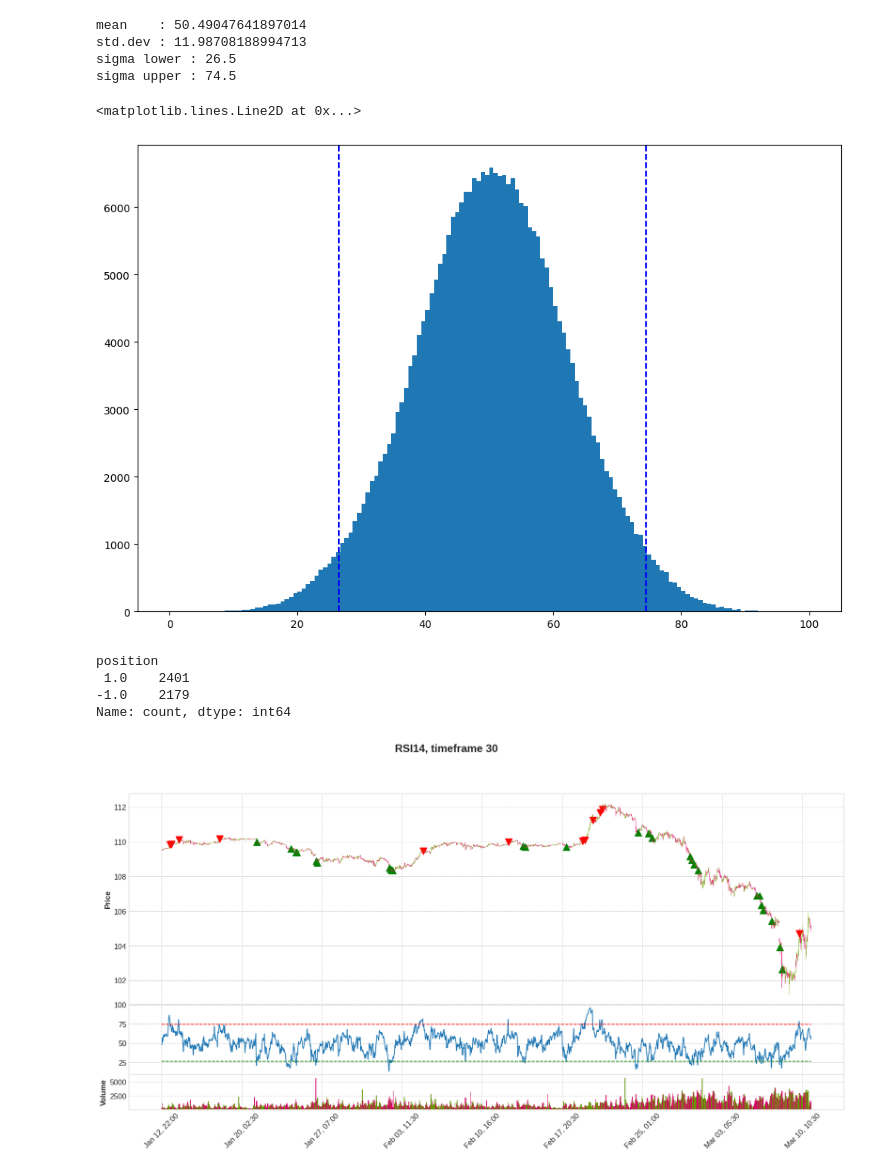
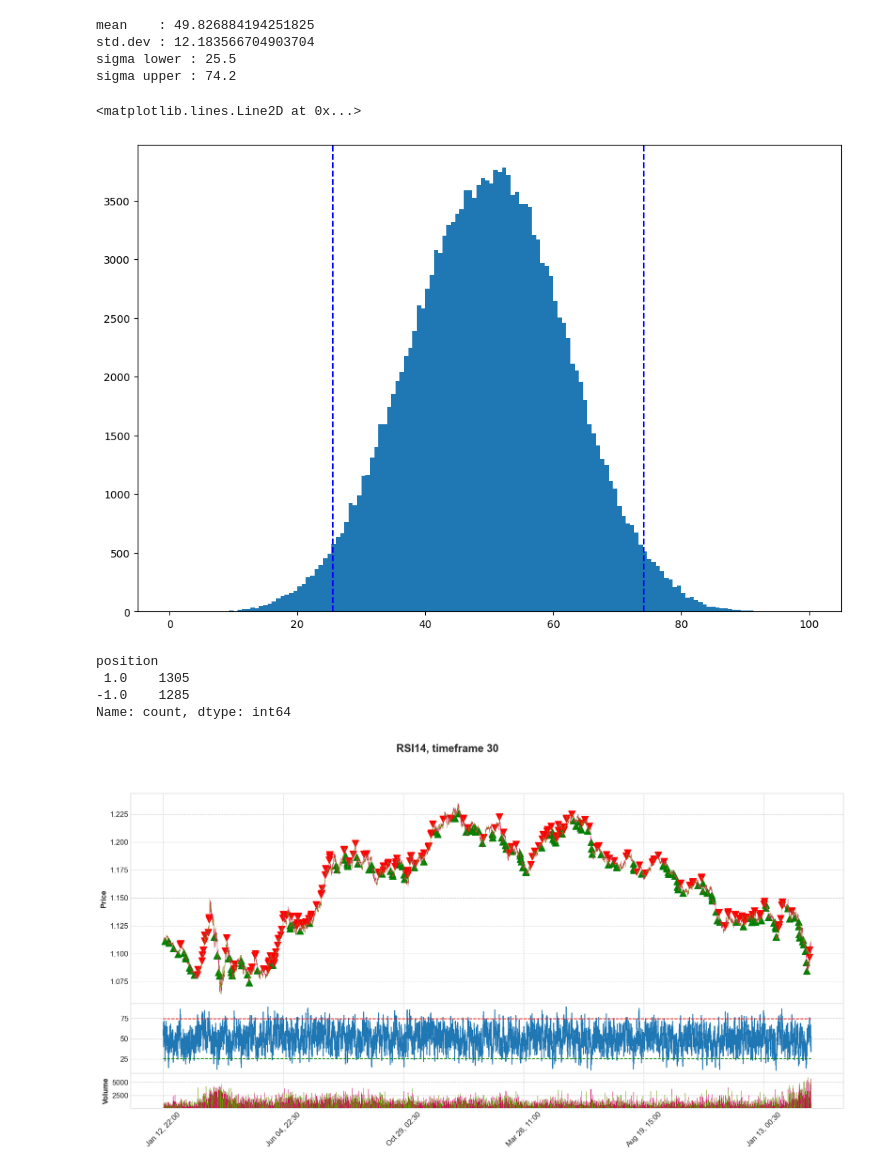
Before and after one commit to sharavsambuu/trading-cost-analysis, a Jupyter notebook: fx_rsi_slippage.ipynb, the cells around one changed output. Saved outputs shown, nothing was run; the diff lists cells and outputs as text; code cells hidden in the pictures.

Commit message:
slippage estimation for EURUSD

```diff
--- a/fx_rsi_slippage.ipynb
+++ b/fx_rsi_slippage.ipynb
@@ -15,4 +15,4 @@ import pandas            as pd
 import matplotlib.pyplot as plt
 import mplfinance        as mpf
 # %%
-df_ = pd.read_csv("./data/USDJPY.csv", parse_dates=True, index_col="datetime")
+df_ = pd.read_csv("./data/EURUSD.csv", parse_dates=True, index_col="datetime")
@@ -64,12 +81,12 @@ axs.hist(df[f"rsi_{rsi_period}"].values, bins=150, range=(0.0, 100.0));
 plt.axvline(x=sigma_lower, color='b', label = 'sigma lower', linestyle='--')
 plt.axvline(x=sigma_upper, color='b', label = 'sigma upper', linestyle='--')
 # %% [output]
-mean    : 50.49047641897014
-std.dev : 11.98708188994713
-sigma lower : 26.5
-sigma upper : 74.5
+mean    : 49.826884194251825
+std.dev : 12.183566704903704
+sigma lower : 25.5
+sigma upper : 74.2
 <matplotlib.lines.Line2D at 0x...>
-[figure, old version]
+[figure, new version]
 # %%
 # RSI signals extraction
 
@@ -90,34 +107,34 @@ df.loc[
 df['position'].value_counts()
 # %% [output]
 position
- 1.0    2401
--1.0    2179
+ 1.0    1305
+-1.0    1285
 Name: count, dtype: int64
 # %%
-plot_df = df["2020-01-12 10:00:00":"2020-03-10"].copy(deep=True)
+plot_df = df["2020-01-12 10:00:00":"2022-03-10"].copy(deep=True)
 
 plot_df['rsi_lower'     ] = rsi_lower
 plot_df['rsi_upper'     ] = rsi_upper
 plot_df['short_position'] = np.nan
 plot_df['long_position' ] = np.nan
 plot_df['short_position'] = plot_df[plot_df['position']==-1]['Close']
 plot_df['long_position' ] = plot_df[plot_df['position']== 1]['Close']
 
 apds = [
     mpf.make_addplot(plot_df['long_position' ], panel=0, type='scatter', markersize=120, marker='^', color='g'),
     mpf.make_addplot(plot_df['short_position'], panel=0, type='scatter', markersize=120, marker='v', color='r'),
     mpf.make_addplot(plot_df[f"rsi_{rsi_period}"], panel=1),
     mpf.make_addplot(plot_df[f"rsi_lower"], panel=1, color='g', linestyle='--'),
     mpf.make_addplot(plot_df[f"rsi_upper"], panel=1, color='r', linestyle='--'),
     ]
 
 mpf.plot(
     plot_df, type='candle', addplot=apds, figsize=(22, 10), figscale=1.6,
     title=f"RSI{rsi_period}, timeframe {timeframe_by_minute}",
     style='binance', volume=True, volume_panel=2, panel_ratios=(6,2,1), show_nontrading=False
     )
 # %% [output]
-[figure, old version]
+[figure, new version]
 # %%
 # Mapping entry prices from higher timeframe to lower timeframe in order to analyze slippages
 # Scenario is like when signal is generated based on Close price of higher timerframe, so we
```
Also changed, not shown: parts of 20 cells of this notebook, 1 other file.
